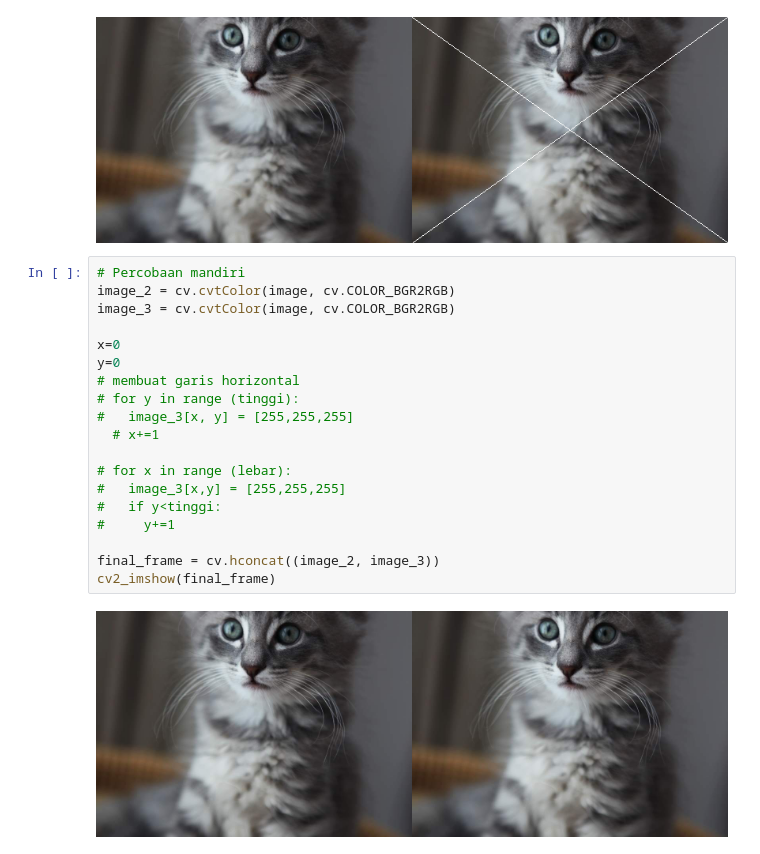
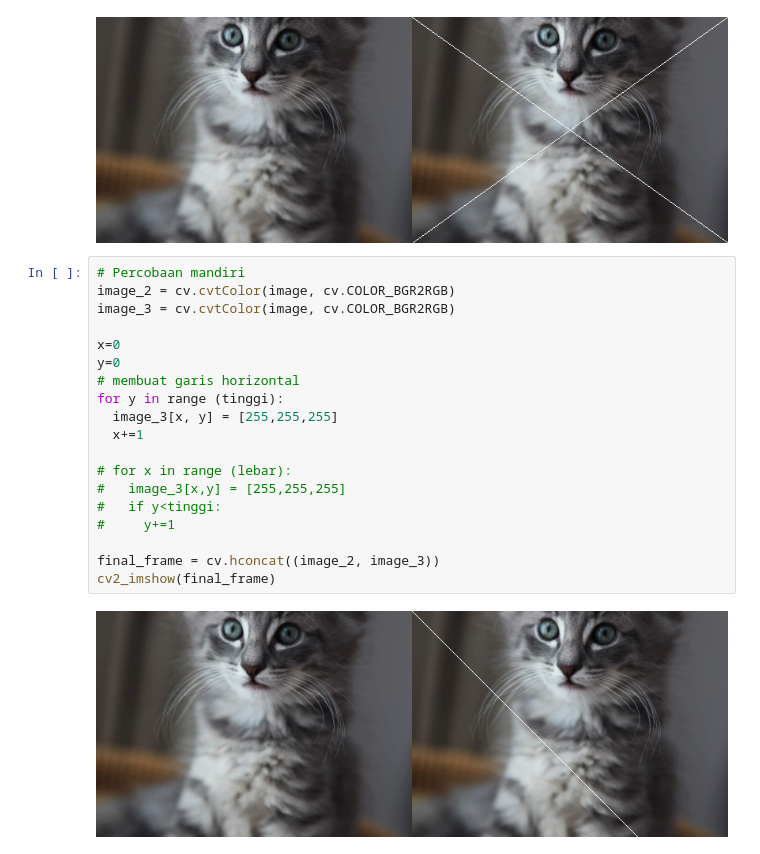
Before and after one commit to chrisdionisius/PCVK, a Jupyter notebook: Modul1.ipynb, the cells around one changed output. Drawn from its saved outputs; the diff is of its cells as text.

```diff
--- a/Modul1.ipynb
+++ b/Modul1.ipynb
@@ -82,23 +111,23 @@ cv2_imshow(final_frame)
 # %%
 # Percobaan mandiri
 image_2 = cv.cvtColor(image, cv.COLOR_BGR2RGB)
 image_3 = cv.cvtColor(image, cv.COLOR_BGR2RGB)
 
 x=0
 y=0
 # membuat garis horizontal
-# for y in range (tinggi):
-#   image_3[x, y] = [255,255,255]
-  # x+=1
+for y in range (tinggi):
+  image_3[x, y] = [255,255,255]
+  x+=1
 
 # for x in range (lebar):
 #   image_3[x,y] = [255,255,255]
 #   if y<tinggi:
 #     y+=1
 
 final_frame = cv.hconcat((image_2, image_3))
 cv2_imshow(final_frame)
 # %% [output]
-[figure, old version]
+[figure, new version]
 # %%
 # revisi dari kelas
```
Also changed, not shown: parts of 3 cells of this notebook.
